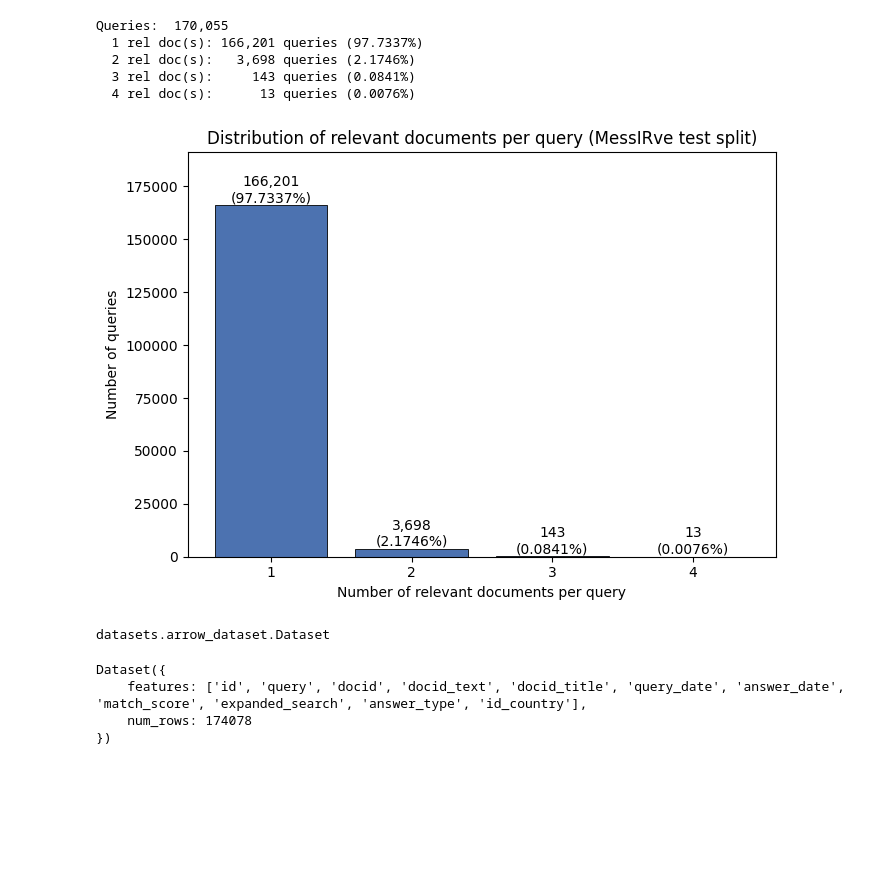
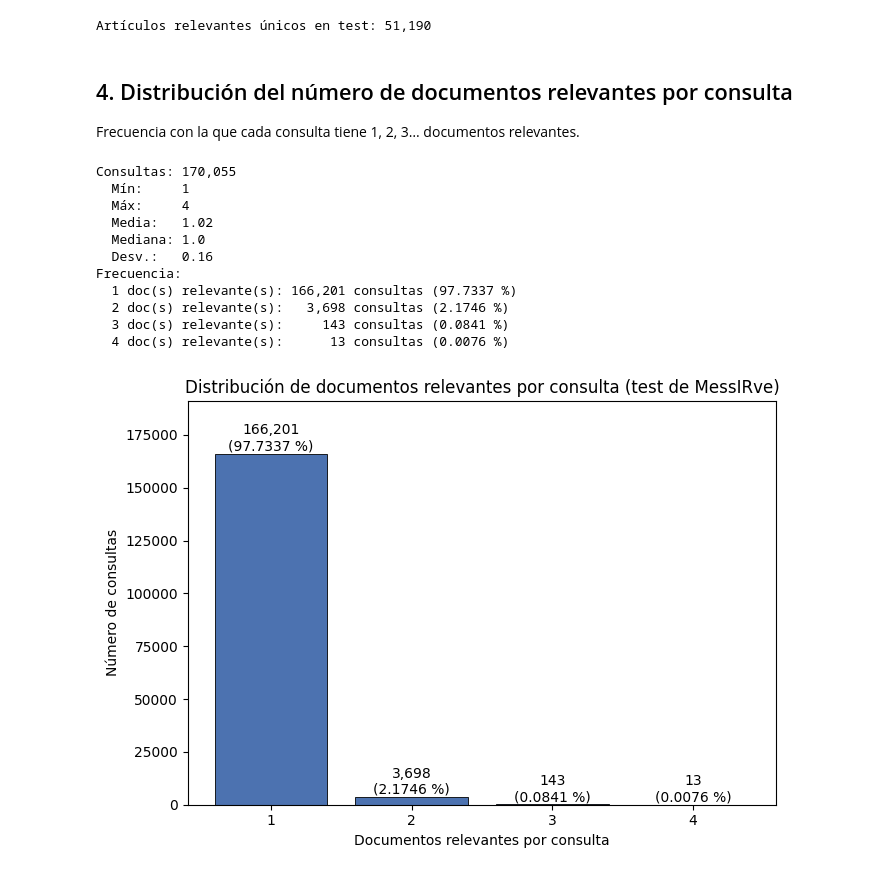
Before and after one commit to esteban-mendoza/ir-spanish, a Jupyter notebook: analysis/distributions.ipynb, the cells around one changed output. Cells and saved outputs as stored; diff of their text form; code cells hidden in the pictures; blank space fills up the shorter version.

Commit message:
Update distributions

```diff
--- a/analysis/distributions.ipynb
+++ b/analysis/distributions.ipynb
@@ -28,0 +11,9 @@ Std:      0.16
+# %%
+# Carga: split de test de MessIRve y corpus de párrafos de la Wikipedia en español
+test = datasets.load_dataset("spanish-ir/messirve", "full", revision="1.2")["test"]
+corpus = datasets.load_dataset("spanish-ir/eswiki_20240401_corpus", split="corpus")
+
+print(f"Columnas de test: {test.column_names}")
+print(f"Filas de test:    {test.num_rows:,}")
+print("Fila de ejemplo (el docid tiene la forma 'articulo#parrafo'):")
+print(test[100])
@@ -29,45 +47,57 @@ Std:      0.16
+# %%
+relevant_articles = {docid.split("#")[0] for docid in test["docid"]}
+print(f"Artículos relevantes únicos en test: {len(relevant_articles):,}")
+# %% [output]
+Artículos relevantes únicos en test: 51,190
+# %% [markdown]
+## 4. Distribución del número de documentos relevantes por consulta
+
+Frecuencia con la que cada consulta tiene 1, 2, 3… documentos relevantes.
 # %%
-# Frequency of each count (1, 2, 3, 4)
+# Documentos relevantes por consulta
+rels_per_query = Counter(test["id"])
+counts = np.array(list(rels_per_query.values()))
+
+# Frecuencia de cada valor
 freq = Counter(counts)
 labels = sorted(freq.keys())
 values = [freq[k] for k in labels]
 
-# Summary statistics
-print(f"Queries:  {len(counts):,}")
+# Resumen
+print(f"Consultas: {len(counts):,}")
+print(f"  Mín:     {counts.min()}")
+print(f"  Máx:     {counts.max()}")
+print(f"  Media:   {counts.mean():.2f}")
+print(f"  Mediana: {np.median(counts):.1f}")
+print(f"  Desv.:   {counts.std():.2f}")
+print("Frecuencia:")
 for k, v in sorted(freq.items()):
-    print(f"  {k} rel doc(s): {v:>7,} queries ({v / len(counts) * 100:.4f}%)")
+    print(f"  {k} doc(s) relevante(s): {v:>7,} consultas ({v / len(counts) * 100:.4f} %)")
 
-# Plot
+# Gráfica
 fig, ax = plt.subplots(figsize=(7, 5))
 bars = ax.bar(labels, values, color="#4C72B0", edgecolor="black", linewidth=0.6)
-
 for bar, v in zip(bars, values):
     ax.text(bar.get_x() + bar.get_width() / 2, bar.get_height(),
-            f"{v:,}\n({v / len(counts) * 100:.4f}%)",
+            f"{v:,}\n({v / len(counts) * 100:.4f} %)",
             ha="center", va="bottom", fontsize=10)
-
 ax.set_xticks(labels)
-ax.set_xlabel("Number of relevant documents per query")
-ax.set_ylabel("Number of queries")
-ax.set_title("Distribution of relevant documents per query (MessIRve test split)")
+ax.set_xlabel("Documentos relevantes por consulta")
+ax.set_ylabel("Número de consultas")
+ax.set_title("Distribución de documentos relevantes por consulta (test de MessIRve)")
 ax.margins(y=0.15)
 plt.tight_layout()
 plt.show()
 # %% [output]
-Queries:  170,055
-  1 rel doc(s): 166,201 queries (97.7337%)
-  2 rel doc(s):   3,698 queries (2.1746%)
-  3 rel doc(s):     143 queries (0.0841%)
-  4 rel doc(s):      13 queries (0.0076%)
+Consultas: 170,055
+  Mín:     1
+  Máx:     4
+  Media:   1.02
+  Mediana: 1.0
+  Desv.:   0.16
+Frecuencia:
+  1 doc(s) relevante(s): 166,201 consultas (97.7337 %)
+  2 doc(s) relevante(s):   3,698 consultas (2.1746 %)
+  3 doc(s) relevante(s):     143 consultas (0.0841 %)
+  4 doc(s) relevante(s):      13 consultas (0.0076 %)
-[figure, old version]
+[figure, new version]
-# %%
-type(test)
-# %% [output]
-datasets.arrow_dataset.Dataset
-# %%
-test
-# %% [output]
-Dataset({
-    features: ['id', 'query', 'docid', 'docid_text', 'docid_title', 'query_date', 'answer_date', 'match_score', 'expanded_search', 'answer_type', 'id_country'],
-    num_rows: 174078
-})
```
Also changed, not shown: parts of 23 cells of this notebook, 1 other file.
